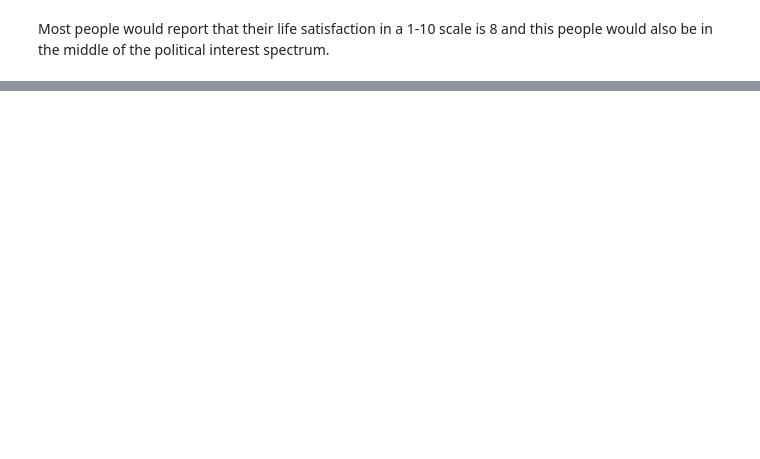
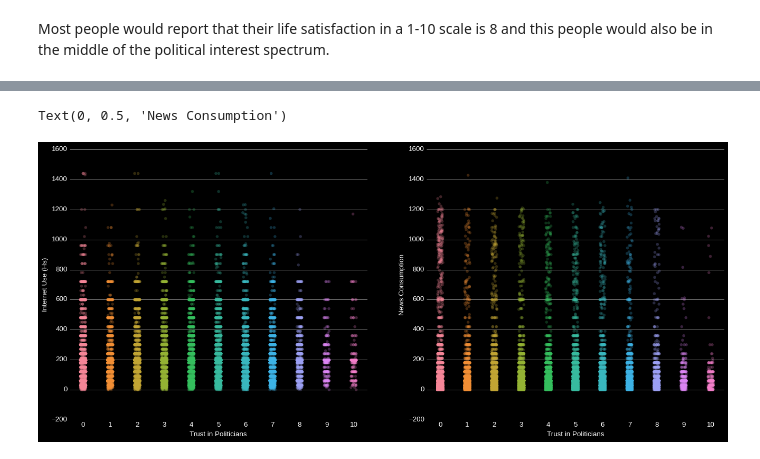
Before and after one commit to ivanachillee/social-perception, a Jupyter notebook: notebooks/Cleaning_and_EDA.ipynb, the cells around one changed output, grey strips where cells are left out. Drawn from its saved outputs; the diff is of its cells as text; code cells hidden in the pictures; blank space fills up the shorter version.

```diff
--- a/notebooks/Cleaning_and_EDA.ipynb
+++ b/notebooks/Cleaning_and_EDA.ipynb
@@ -594,0 +636,8 @@ sns.violinplot(data['stflife'],data['polintr'])
+# %%
+nwspol_invalid_index = data['nwspol'].loc[(data['nwspol']==7777) | (data['nwspol']==8888) | (data['nwspol']==6666) | (data['nwspol']==9999)].index
+# %%
+cag3 = data.columns.get_loc("nwspol")
+# %%
+tmp_calc_nwspol = data['nwspol'].drop(nwspol_invalid_index)
+# %%
+data.iloc[nwspol_invalid_index,cag3] = np.mean(tmp_calc_nwspol)
@@ -594,0 +646,12 @@ sns.violinplot(data['stflife'],data['polintr'])
+# %%
+fig, axs = plt.subplots(1, 2, figsize=(20,8))
+ax1 = sns.stripplot(data['trstplt'],data['netustm'], alpha=.25,ax=axs[0])
+ax1.set_xlabel('Trust in Politicians')
+ax1.set_ylabel('Internet Use (Hs)')
+
+ax2 = sns.stripplot(data['trstplt'],data['nwspol'], alpha=.25,ax=axs[1])
+ax2.set_xlabel('Trust in Politicians')
+ax2.set_ylabel('News Consumption')
+# %% [output]
+Text(0, 0.5, 'News Consumption')
+[figure, added]
```
Also changed, not shown: parts of 50 cells of this notebook, 2 other files.
